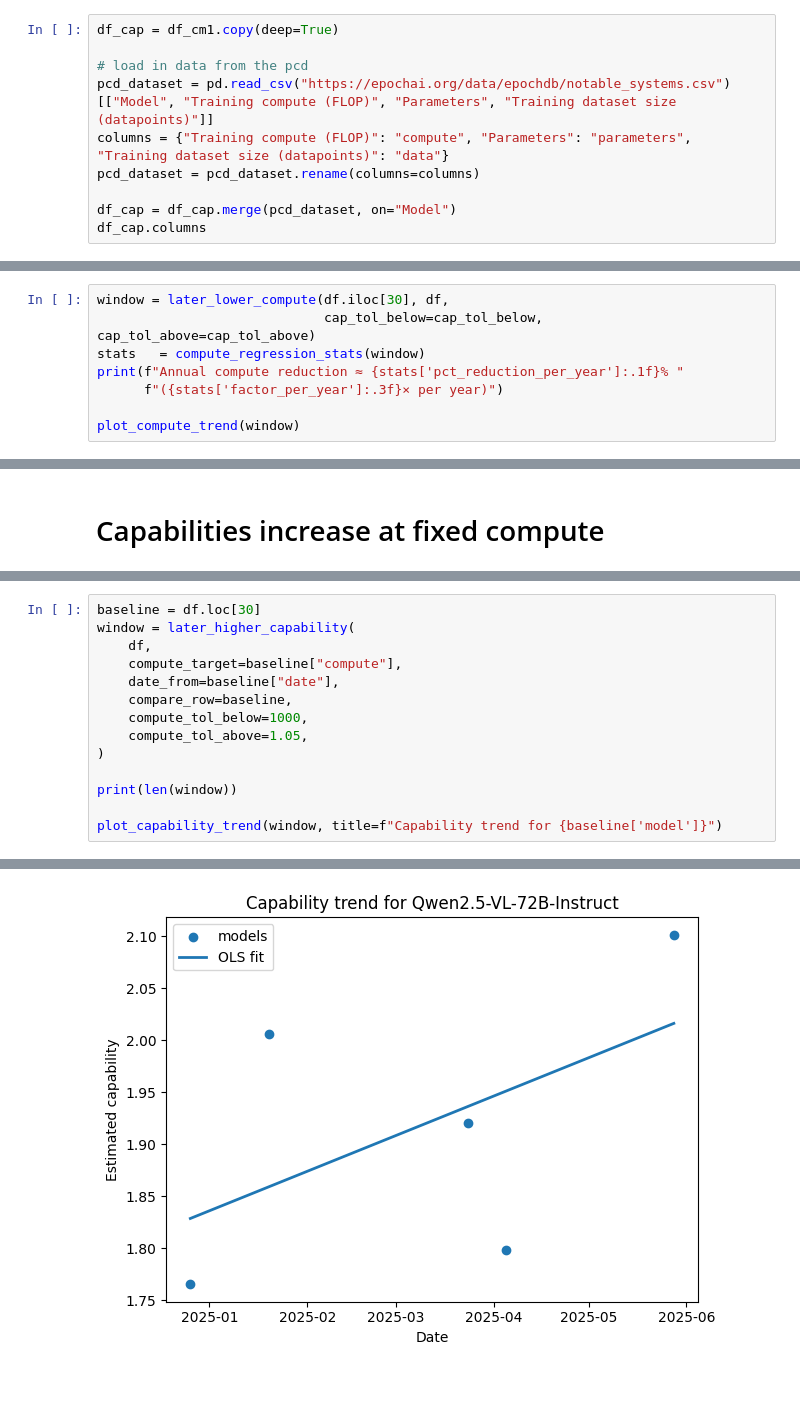
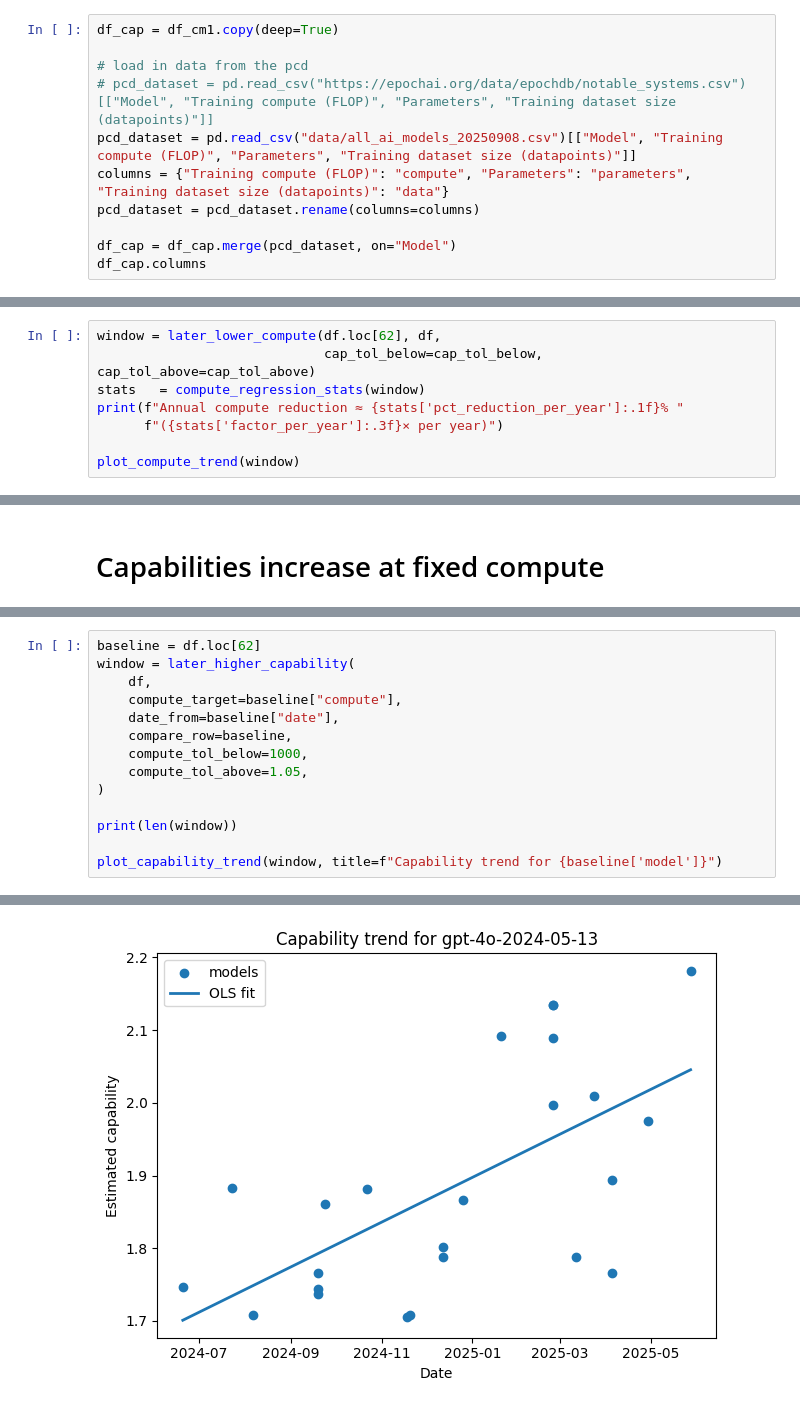
Before and after one commit to epoch-research/benchmark-stitching, a Jupyter notebook: notebooks/algorithmic_progress.ipynb, the cells around one changed output, grey strips where cells are left out. Cells and saved outputs as stored; diff of their text form.

Commit message:
update files to show latest figures, and also update README to show how to reproduce plots and tables

```diff
--- a/notebooks/algorithmic_progress.ipynb
+++ b/notebooks/algorithmic_progress.ipynb
@@ -62,7 +62,8 @@ Function evaluations 24, initial cost 3.3023e+01, final cost 2.5513e+00, first-o
 df_cap = df_cm1.copy(deep=True)
 
 # load in data from the pcd
-pcd_dataset = pd.read_csv("https://epochai.org/data/epochdb/notable_systems.csv")[["Model", "Training compute (FLOP)", "Parameters", "Training dataset size (datapoints)"]]
+# pcd_dataset = pd.read_csv("https://epochai.org/data/epochdb/notable_systems.csv")[["Model", "Training compute (FLOP)", "Parameters", "Training dataset size (datapoints)"]]
+pcd_dataset = pd.read_csv("data/all_ai_models_20250908.csv")[["Model", "Training compute (FLOP)", "Parameters", "Training dataset size (datapoints)"]]
 columns = {"Training compute (FLOP)": "compute", "Parameters": "parameters", "Training dataset size (datapoints)": "data"}
 pcd_dataset = pcd_dataset.rename(columns=columns)
 
@@ -304,5 +307,5 @@ np.float64(6.3688306938212405)
 # %%
-window = later_lower_compute(df.iloc[30], df,
+window = later_lower_compute(df.loc[62], df,
                              cap_tol_below=cap_tol_below, cap_tol_above=cap_tol_above)
 stats   = compute_regression_stats(window)
 print(f"Annual compute reduction ≈ {stats['pct_reduction_per_year']:.1f}% "
@@ -593,5 +605,5 @@ np.float64(0.34464436479856053)
 # %%
-baseline = df.loc[30]
+baseline = df.loc[62]
 window = later_higher_capability(
     df,
     compute_target=baseline["compute"],
@@ -609 +621 @@ plot_capability_trend(window, title=f"Capability trend for {baseline['model']}")
-[figure, old version]
+[figure, new version]
```
Also changed, not shown: parts of 13 cells of this notebook, 8 other files.
